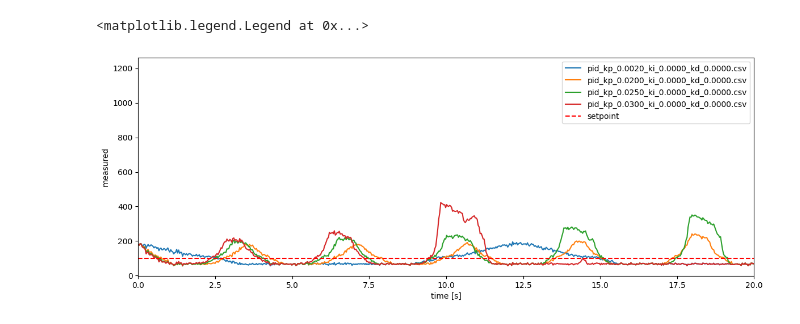
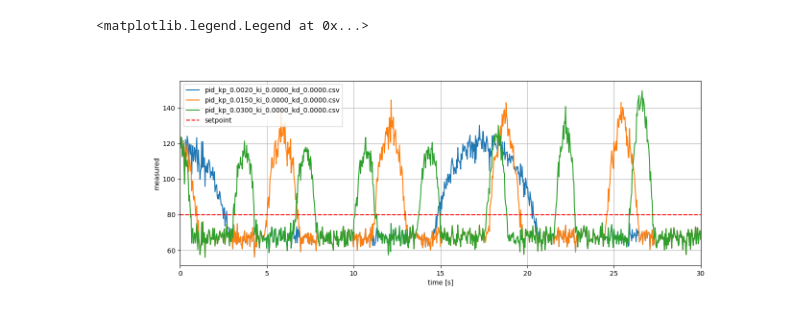
Before and after one commit to B33Boy/autonomy-from-scratch, a Jupyter notebook: controllers/pid_control/analysis/pid_tuning.ipynb, the cells around one changed output. Cells and saved outputs as stored; diff of their text form; code cells hidden in the pictures.

Commit message:
feat: full working PID with data

```diff
--- a/controllers/pid_control/analysis/pid_tuning.ipynb
+++ b/controllers/pid_control/analysis/pid_tuning.ipynb
@@ -8,6 +15,6 @@ import pandas as pd
 # %%
 p_dfs = {}
-for f in glob.glob('../out_data/pid_kp_*_ki_0.0000_kd_0.0000.csv'):
+for f in glob.glob('../out_data/p/*.csv'):
     file_name = f.split('\\')[1]
     print(file_name)
     p_dfs[file_name] = pd.read_csv(f)
@@ -28,17 +25,18 @@ pid_kp_0.0300_ki_0.0000_kd_0.0000.csv
 # %%
 fig, ax = plt.subplots(figsize=(14, 5))
 
 setpoint = next(iter(p_dfs.values()))["setpoint"].iloc[0]
 
 for name, df in p_dfs.items():
     ax.plot(df["time"], df["measured"], label=name)
 
-ax.set_xlim(0, 20.0)
-ax.set_ylim(-100, 500)
-ax.axhline(y=setpoint, color='r', linestyle='--', label='setpoint')
+ax.axhline(y=setpoint, color='r', linestyle='--', linewidth=1.5, label='setpoint')
+ax.set_xlim(0, 30.0)
 ax.set_xlabel("time [s]")
 ax.set_ylabel("measured")
+ax.grid(True)
+
 ax.legend()
 # %% [output]
 <matplotlib.legend.Legend at 0x...>
-[figure, old version]
+[figure, new version]
```
Also changed, not shown: parts of 25 cells of this notebook, 15 other files.
